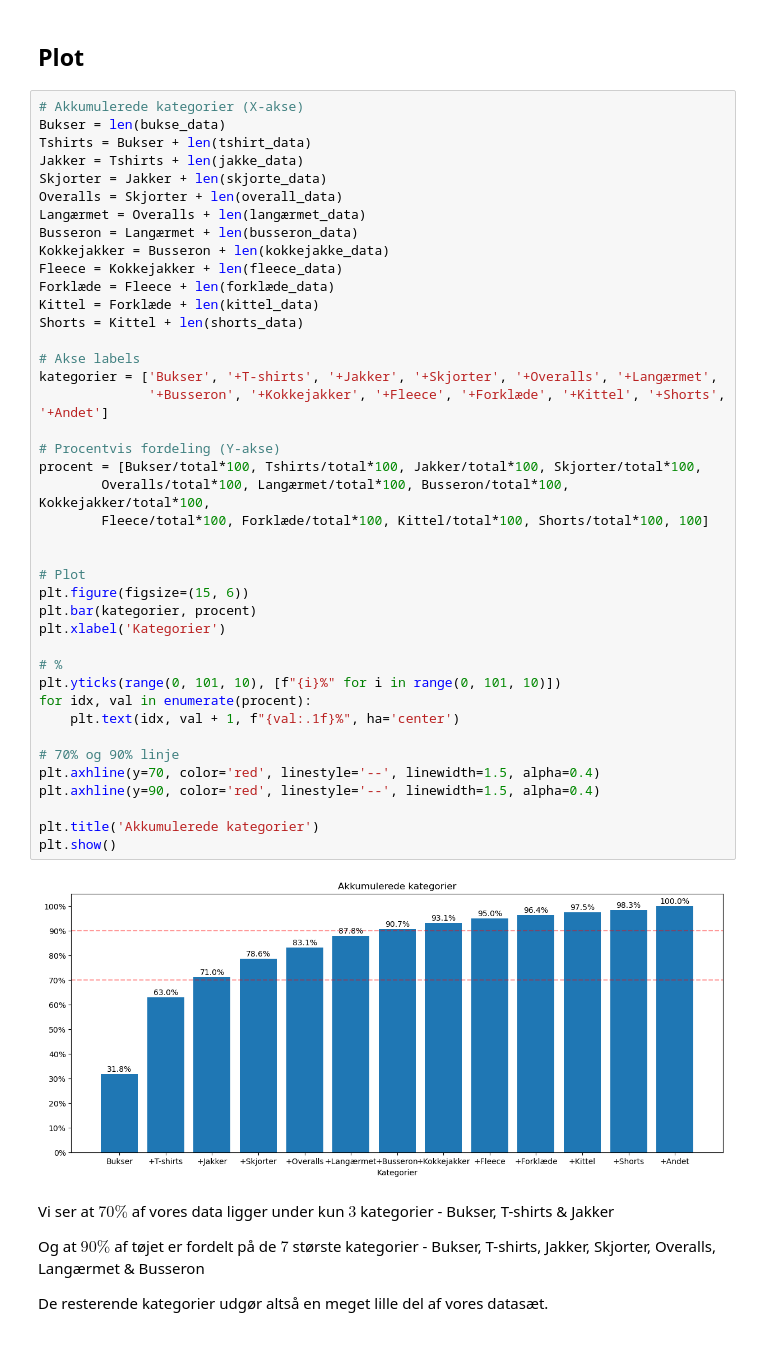
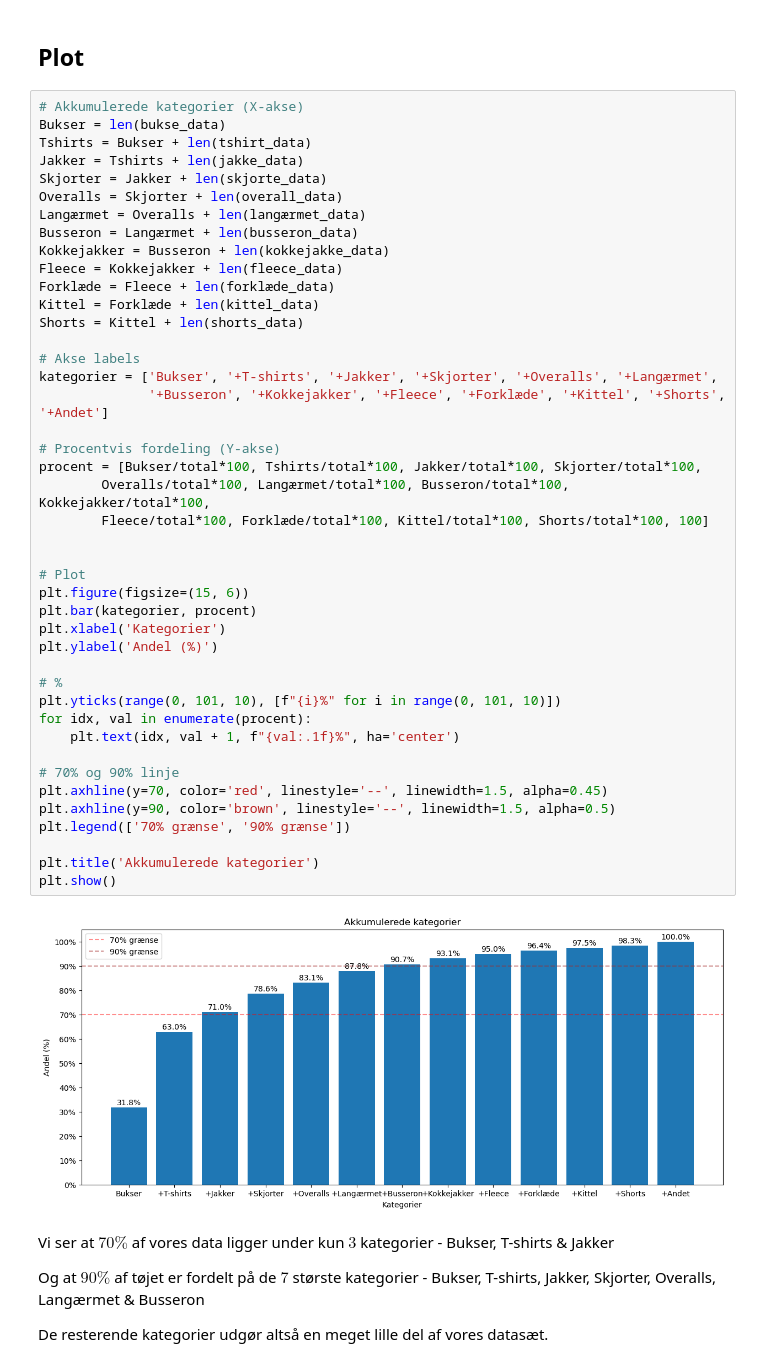
Before and after one commit to Mathias2209/Dataprojekt, a Jupyter notebook: indledende dataanalyse/Akkumulerede kategorier.ipynb, the cells around one changed output. Drawn from its saved outputs; the diff is of its cells as text.

```diff
--- a/indledende dataanalyse/Akkumulerede kategorier.ipynb
+++ b/indledende dataanalyse/Akkumulerede kategorier.ipynb
@@ -112,36 +112,38 @@ Kokkejakker = Busseron + len(kokkejakke_data)
 Fleece = Kokkejakker + len(fleece_data)
 Forklæde = Fleece + len(forklæde_data)
 Kittel = Forklæde + len(kittel_data)
 Shorts = Kittel + len(shorts_data)
 
 # Akse labels
 kategorier = ['Bukser', '+T-shirts', '+Jakker', '+Skjorter', '+Overalls', '+Langærmet',
               '+Busseron', '+Kokkejakker', '+Fleece', '+Forklæde', '+Kittel', '+Shorts', '+Andet']
 
 # Procentvis fordeling (Y-akse)
 procent = [Bukser/total*100, Tshirts/total*100, Jakker/total*100, Skjorter/total*100,
         Overalls/total*100, Langærmet/total*100, Busseron/total*100, Kokkejakker/total*100,
         Fleece/total*100, Forklæde/total*100, Kittel/total*100, Shorts/total*100, 100]
 
 
 # Plot
 plt.figure(figsize=(15, 6))
 plt.bar(kategorier, procent)
 plt.xlabel('Kategorier')
+plt.ylabel('Andel (%)')
 
 # %
 plt.yticks(range(0, 101, 10), [f"{i}%" for i in range(0, 101, 10)])
 for idx, val in enumerate(procent):
     plt.text(idx, val + 1, f"{val:.1f}%", ha='center')
 
 # 70% og 90% linje
-plt.axhline(y=70, color='red', linestyle='--', linewidth=1.5, alpha=0.4)
-plt.axhline(y=90, color='red', linestyle='--', linewidth=1.5, alpha=0.4)
+plt.axhline(y=70, color='red', linestyle='--', linewidth=1.5, alpha=0.45)
+plt.axhline(y=90, color='brown', linestyle='--', linewidth=1.5, alpha=0.5)
+plt.legend(['70% grænse', '90% grænse'])
 
 plt.title('Akkumulerede kategorier')
 plt.show()
 # %% [output]
-[figure, old version]
+[figure, new version]
 # %% [markdown]
 Vi ser at $70\%$ af vores data ligger under kun $3$ kategorier - Bukser, T-shirts & Jakker
 
```
Also changed, not shown: 1 other file.
